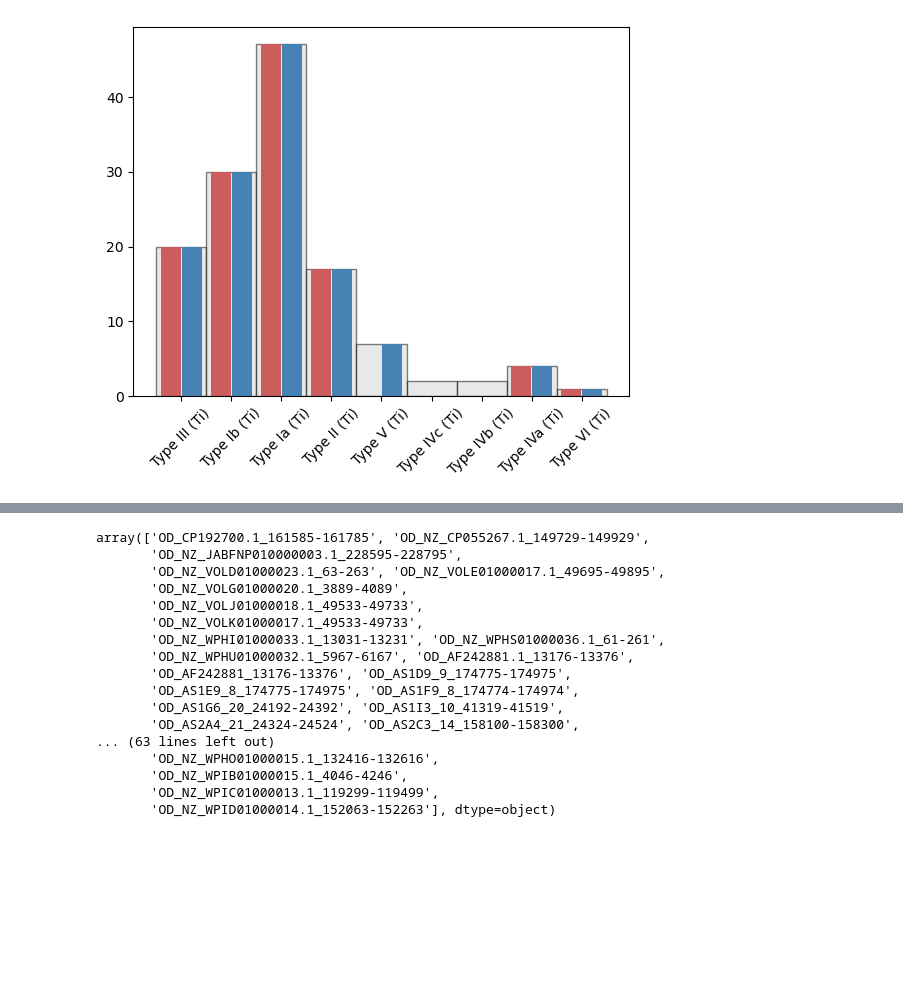
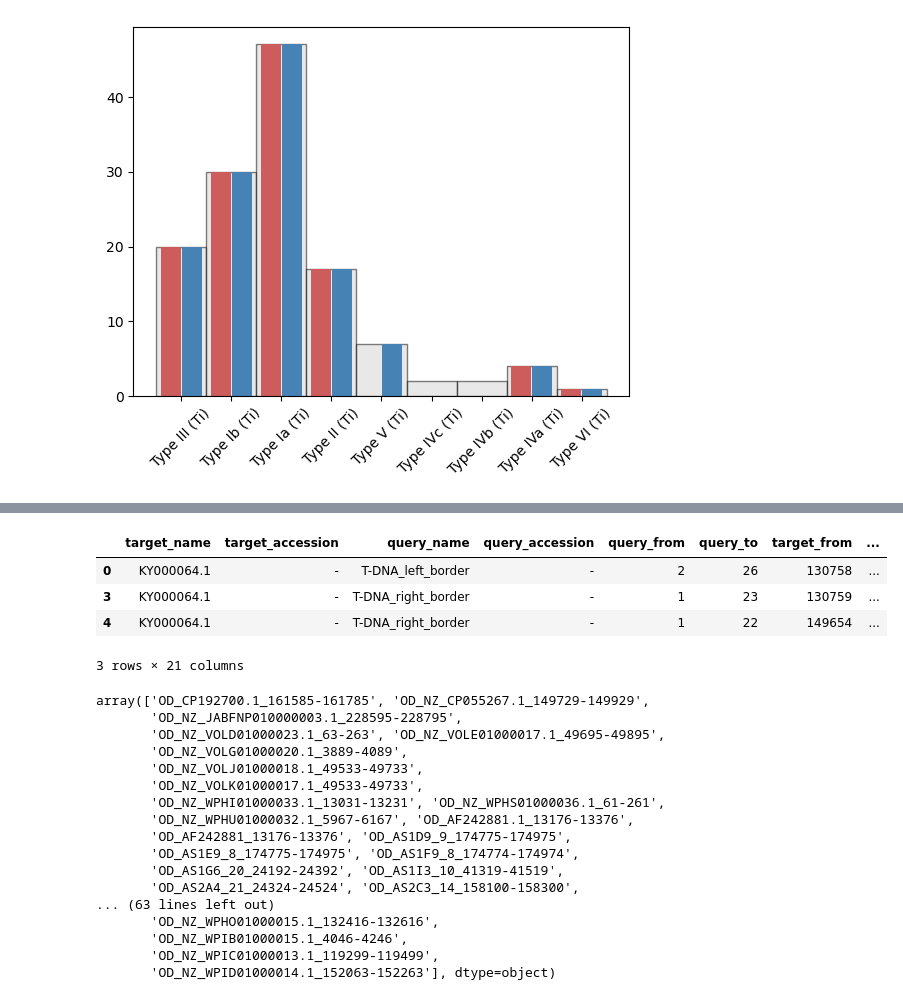
Before and after one commit to pipparichter/overdrive, a Jupyter notebook: notebooks/sandbox-2.ipynb, the cells around one changed output, grey strips where cells are left out. Drawn from its saved outputs; the diff is of its cells as text; code cells hidden in the pictures; blank space fills up the shorter version.

```diff
--- a/notebooks/sandbox-2.ipynb
+++ b/notebooks/sandbox-2.ipynb
@@ -18,14 +19,3 @@ data_dir = '../data/data-2'
 
 %load_ext autoreload
 %autoreload 2
-# %%
-# I think the next step is to collect more data, as there are currently not enough plasmid and putative overdrive
-# sequences for reliable mutual information analysis, as per Martin et. al. (2005). My strategy is to identify
-# plasmids which contain a VirC1 gene, and are therefore likely virulent (and should contain an overdrive sequence).
-
-# Then, use an HMM constructed using the previous set of plasmids (../data/data-1) to go through and identify putative
-# overdrive sequences.
-
-
-f = MASTFile('../data/data-2/meme/overdrive_mast_width_15.txt', motif_length=10)
-f.to_df()
@@ -110,9 +86,3 @@ def get_ncbi_data(virc1_ids, path:str='../data/data-2/virc1.csv'):
     print(f'get_ncbi_data: Nuccore accessions written to  {path}.')
 
 # get_ncbi_data(virc1_ids)
-# %%
-df = pd.read_csv('../data/data-2/virc1.csv', index_col=0)
-df = df.drop_duplicates(['nuccore_id', 'assembly_id'])
-df = df[~df.organism.isnull()].copy()
-df = df[df.organism.str.contains('rhizogenes')]
-len(df)
@@ -375,3 +457,11 @@ Name: count, dtype: int64
+# %%
+df
+# %% [output]
+|  | target_name | target_accession | query_name | query_accession | query_from | query_to | target_from | ... |
+| 0 | KY000064.1 | - | T-DNA_left_border | - | 2 | 26 | 130758 | ... |
+| 3 | KY000064.1 | - | T-DNA_right_border | - | 1 | 23 | 130759 | ... |
+| 4 | KY000064.1 | - | T-DNA_right_border | - | 1 | 22 | 149654 | ... |
+3 rows × 21 columns
 # %%
 FASTAFile(df=overdrive_df[~overdrive_df.has_motif_1]).write('../data/data-2/overdrive_no_motif_1a.fn')
 # %%
```
Also changed, not shown: parts of 10 cells of this notebook, 5 other files.
